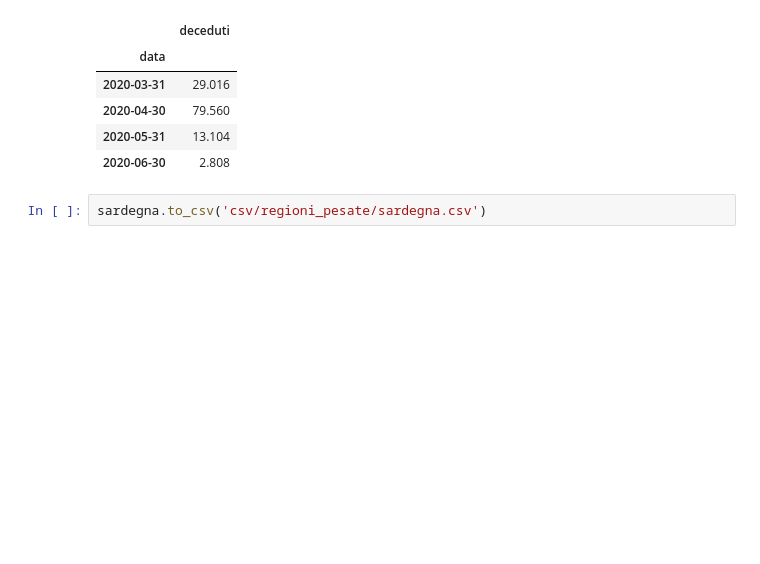
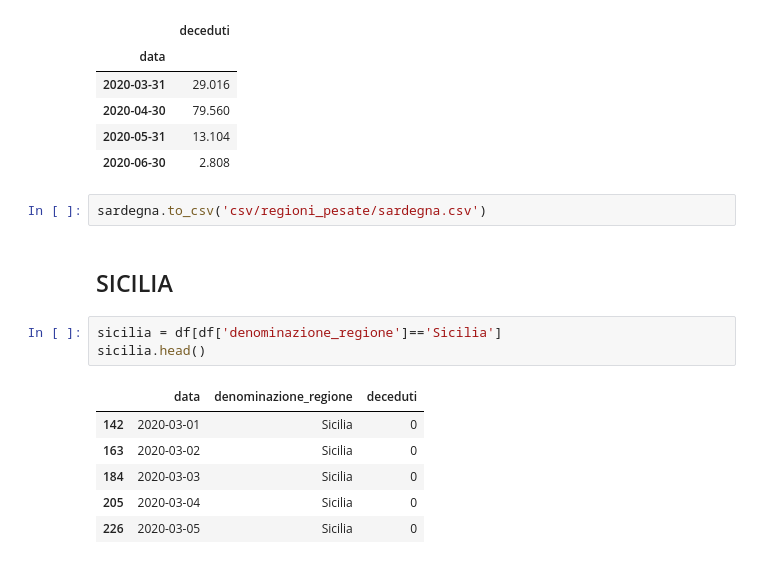
Before and after one commit to SofiaBlack/COVID-19_deaths_analysis, a Jupyter notebook: Modulo 4 - Analisi per regioni/Creazione regioni pesate.ipynb, the cells around one changed output. Cells and saved outputs as stored; diff of their text form; blank space fills up the shorter version.

```diff
--- a/Modulo 4 - Analisi per regioni/Creazione regioni pesate.ipynb
+++ b/Modulo 4 - Analisi per regioni/Creazione regioni pesate.ipynb
@@ -1275,3 +1179,15 @@ sardegna.head()
 | 2020-06-30 | 2.808 |
 # %%
 sardegna.to_csv('csv/regioni_pesate/sardegna.csv')
+# %% [markdown]
+<h2>SICILIA</h2>
+# %%
+sicilia = df[df['denominazione_regione']=='Sicilia']
+sicilia.head()
+# %% [output]
+|  | data | denominazione_regione | deceduti |
+| 142 | 2020-03-01 | Sicilia | 0 |
+| 163 | 2020-03-02 | Sicilia | 0 |
+| 184 | 2020-03-03 | Sicilia | 0 |
+| 205 | 2020-03-04 | Sicilia | 0 |
+| 226 | 2020-03-05 | Sicilia | 0 |
```
Also changed, not shown: parts of 46 cells of this notebook.
